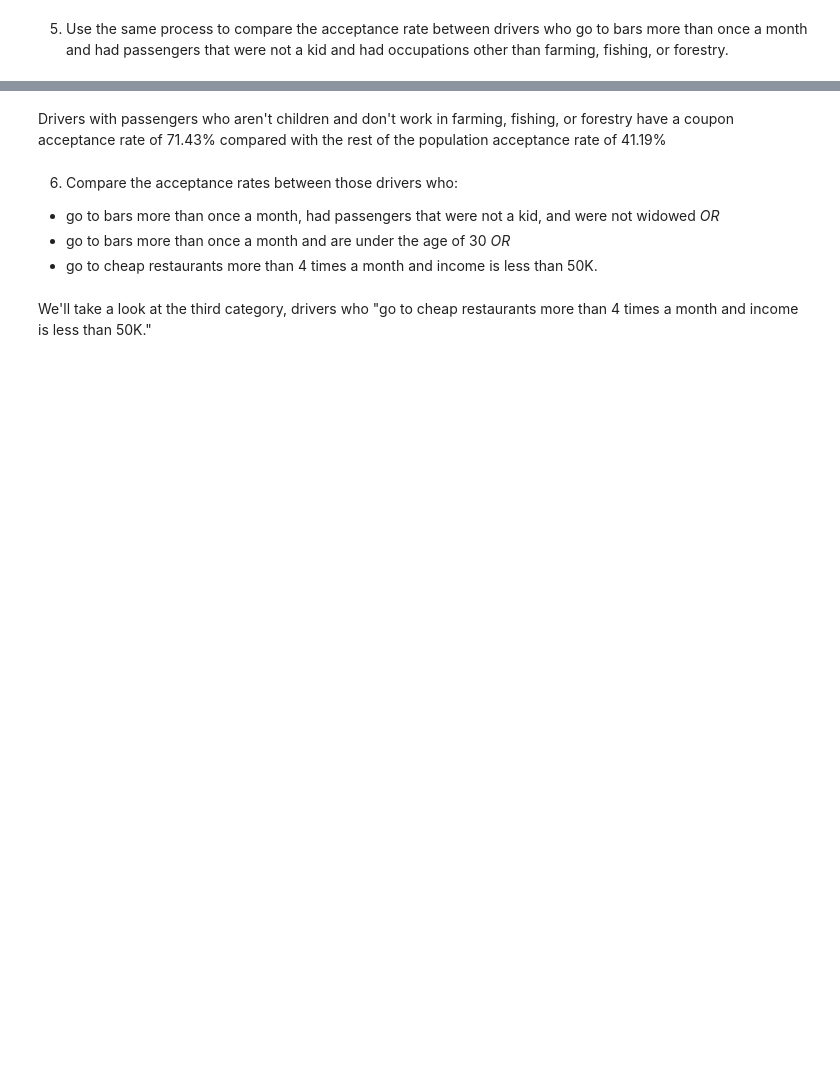
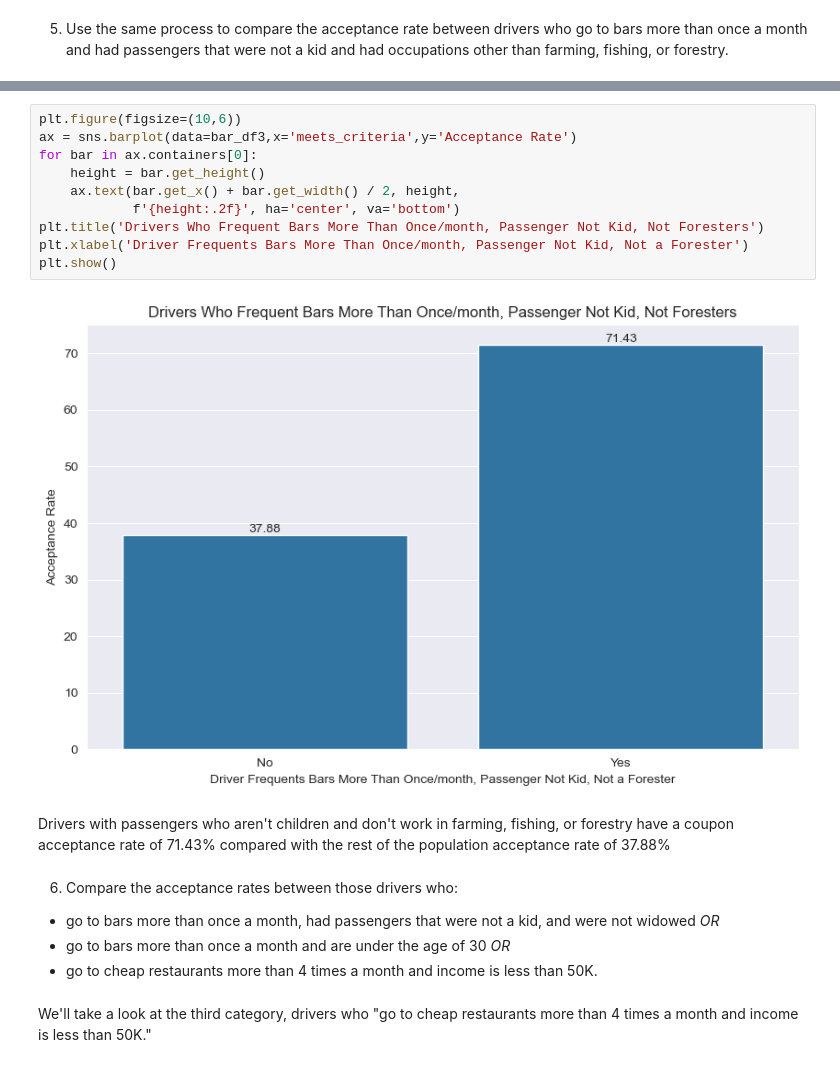
Before and after one commit to stephen-scheiman/final_assignment_5.1, a Jupyter notebook: prompt.ipynb, the cells around one changed output, grey strips where cells are left out. Cells and saved outputs as stored; diff of their text form; blank space fills up the shorter version.

```diff
--- a/prompt.ipynb
+++ b/prompt.ipynb
@@ -258,5 +289,17 @@ Group acceptance rate: 71.43%
+# %%
+plt.figure(figsize=(10,6))
+ax = sns.barplot(data=bar_df3,x='meets_criteria',y='Acceptance Rate')
+for bar in ax.containers[0]:
+    height = bar.get_height()
+    ax.text(bar.get_x() + bar.get_width() / 2, height,
+            f'{height:.2f}', ha='center', va='bottom')
+plt.title('Drivers Who Frequent Bars More Than Once/month, Passenger Not Kid, Not Foresters')
+plt.xlabel('Driver Frequents Bars More Than Once/month, Passenger Not Kid, Not a Forester')
+plt.show()
+# %% [output]
+[figure, added]
 # %% [markdown]
-Drivers with passengers who aren't children and don't work in farming, fishing, or forestry have a coupon acceptance rate of 71.43% compared with the rest of the population acceptance rate of 41.19%
+Drivers with passengers who aren't children and don't work in farming, fishing, or forestry have a coupon acceptance rate of 71.43% compared with the rest of the population acceptance rate of 37.88%
 # %% [markdown]
 6. Compare the acceptance rates between those drivers who:
 
```
Also changed, not shown: parts of 14 cells of this notebook.
